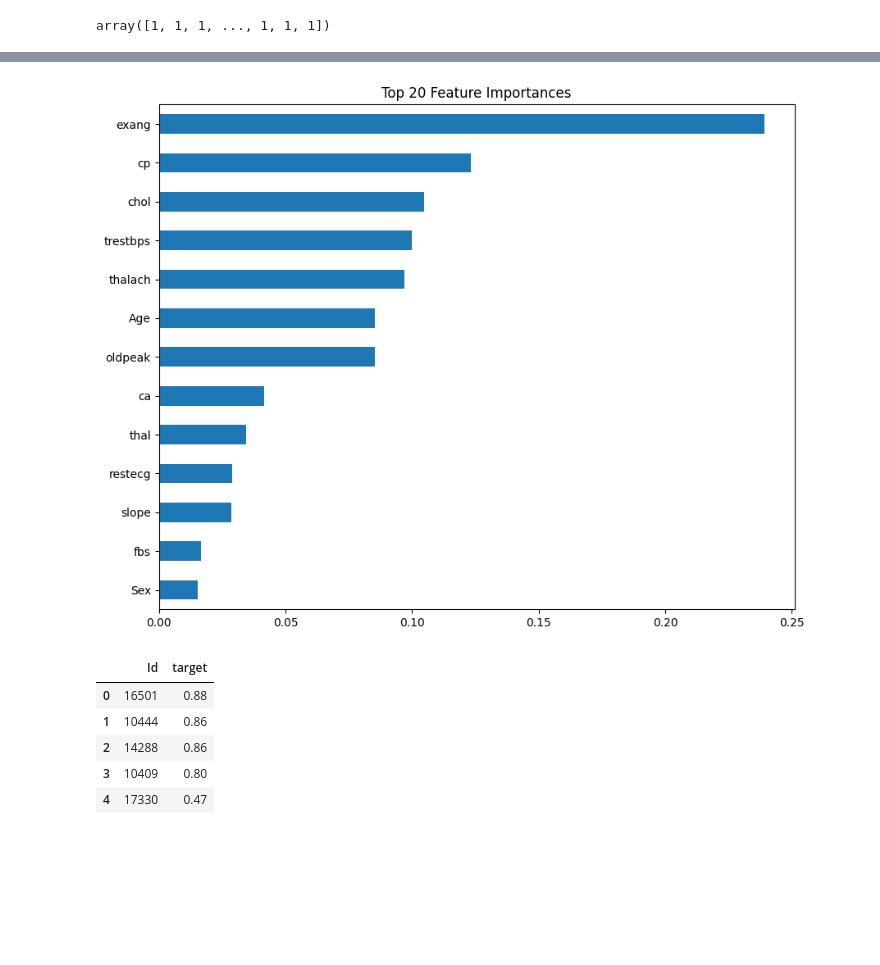
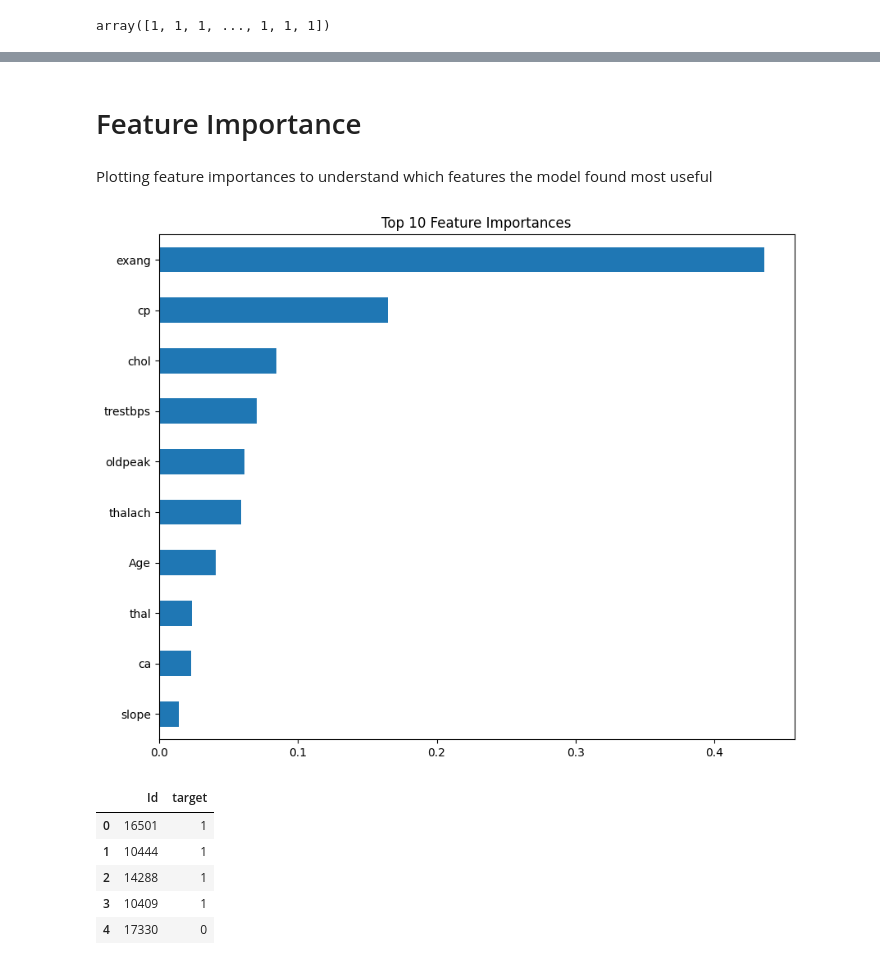
Before and after one commit to Abbasani/Autech_ng, a Jupyter notebook: DSN_ML_BOOTCAMP.ipynb, the cells around one changed output, grey strips where cells are left out. Saved outputs shown, nothing was run; the diff lists cells and outputs as text; code cells hidden in the pictures; blank space fills up the shorter version.

```diff
--- a/DSN_ML_BOOTCAMP.ipynb
+++ b/DSN_ML_BOOTCAMP.ipynb
@@ -364,4 +308,4 @@ Model training
 from sklearn.model_selection import train_test_split
 
 # Spliting the dataset into train and test
-x_train, x_test, y_train, y_test = train_test_split(train,target,train_size=0.2,random_state=42)
+x_train, x_test, y_train, y_test = train_test_split(train,target, stratify=target,train_size=0.2,random_state=42)
@@ -367,0 +351,19 @@ x_train, x_test, y_train, y_test = train_test_split(train,target,train_size=0.2,
+# %%
+from sklearn.ensemble import RandomForestClassifier
+model = RandomForestClassifier()
+params_grid=[{
+    'n_estimators':[10,100,1000],
+    'min_samples_split':[1,10,15],
+    'min_samples_leaf':[5],
+    'max_depth':[1,5,10]
+}]
+# %%
+from sklearn.model_selection import GridSearchCV
+grid_search=GridSearchCV(
+    model,
+    params_grid,
+    cv=2,
+    scoring='accuracy',
+    n_jobs=-1
+)
+grid_search.fit(x_train,y_train)
@@ -368,6 +396,6 @@ x_train, x_test, y_train, y_test = train_test_split(train,target,train_size=0.2,
 # %%
 # training the Random Forest model with train dataset
 from sklearn.ensemble import RandomForestClassifier
-model = RandomForestClassifier()
+model = RandomForestClassifier(max_depth=10, min_samples_leaf=5, min_samples_split=10,n_estimators=10)
 model.fit(x_train, y_train)
 # %% [output]
@@ -395,19 +461,23 @@ array([1, 1, 1, ..., 1, 1, 1])
+# %% [markdown]
+# Feature Importance
+# %% [markdown]
+Plotting feature importances to understand which features the model found most useful
 # %%
 # Get the feature importances from the classifier
 feature_importances = pd.Series(model.feature_importances_, index=x_train.columns)
 
 # Sort the feature importances and select the top 20
-top_20_features = feature_importances.sort_values(ascending=False).head(20)
+top_20_features = feature_importances.sort_values(ascending=False).head(10)
 
 # Plot the top 20 feature importances
 top_20_features.sort_values().plot(kind='barh', figsize=(10, 8))
 plt.title('Top 10 Feature Importances')
 plt.show()
 # %% [output]
-[figure, old version]
+[figure, new version]
 # %%
 # Get predictions from the Random Forest model
-predictions = model.predict_proba(test)[:, 1]
+predictions = model.predict(test)
 
 # Create a copy of the sample submission file
 baseline_sub = sample_sub.copy()
@@ -416,14 +486,14 @@ baseline_sub = sample_sub.copy()
 baseline_sub['target'] = predictions
 
 # Save the submission file to a CSV
-baseline_sub.to_csv('hehart_dx_submittion.csv', index=False)
+baseline_sub.to_csv('heart_dx_submittion25.csv', index=False)
 
 # Display the first few rows of the submission file
 baseline_sub.head()
 # %% [output]
 |  | Id | target |
-| 0 | 16501 | 0.88 |
-| 1 | 10444 | 0.86 |
-| 2 | 14288 | 0.86 |
-| 3 | 10409 | 0.80 |
-| 4 | 17330 | 0.47 |
+| 0 | 16501 | 1 |
+| 1 | 10444 | 1 |
+| 2 | 14288 | 1 |
+| 3 | 10409 | 1 |
+| 4 | 17330 | 0 |
```
Also changed, not shown: parts of 47 cells of this notebook.
